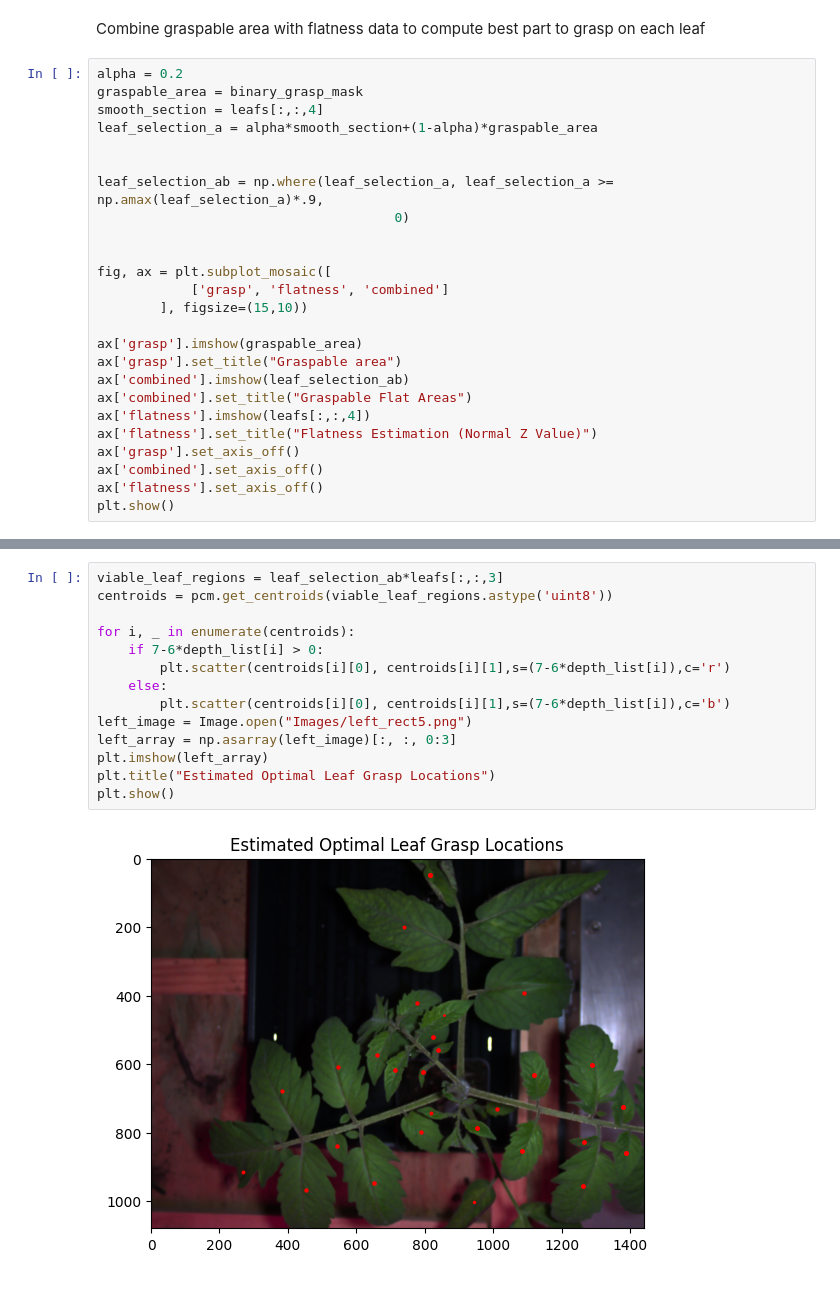
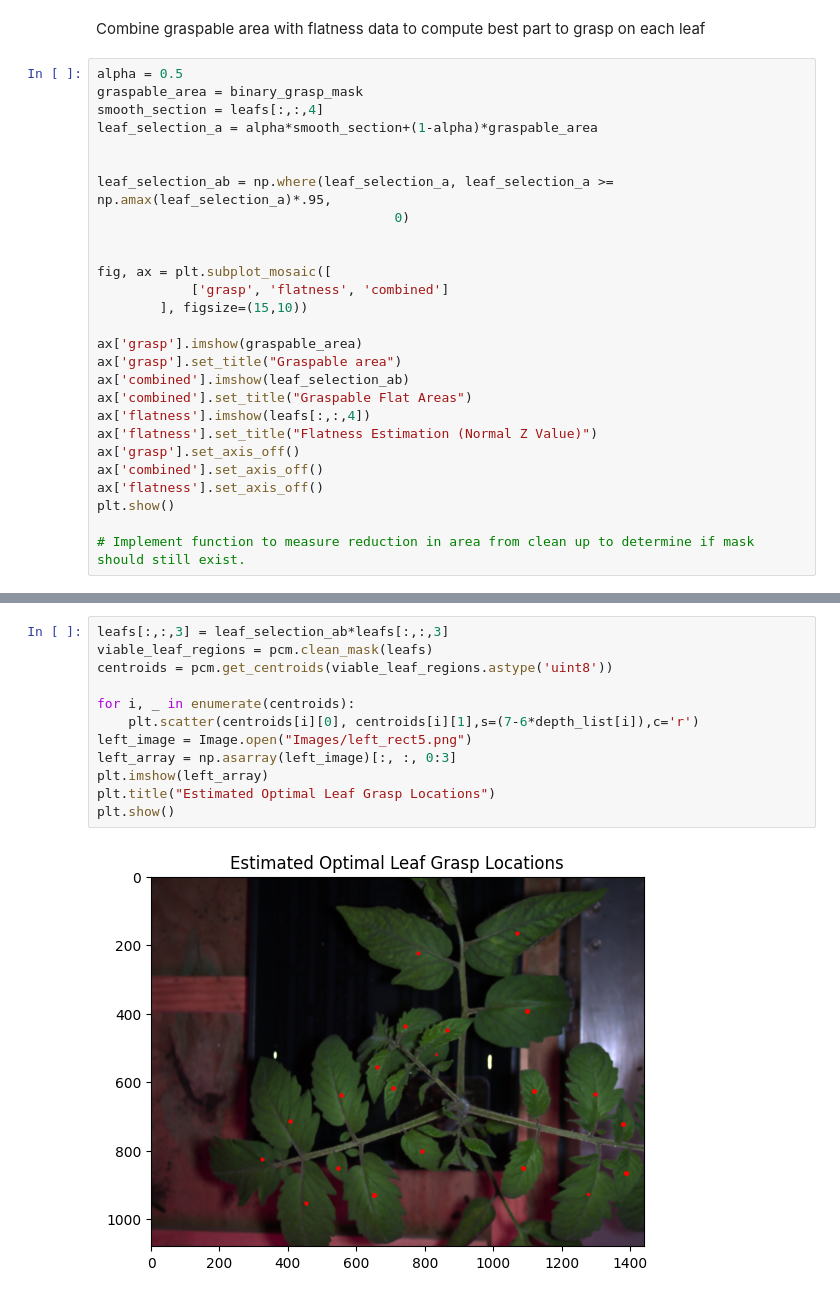
Before and after one commit to dfriishecht/leaf-grasping-point, a Jupyter notebook: PCDandDepth/find_optimal_leaf.ipynb, the cells around one changed output, grey strips where cells are left out. Cells and saved outputs as stored; diff of their text form.

```diff
--- a/PCDandDepth/find_optimal_leaf.ipynb
+++ b/PCDandDepth/find_optimal_leaf.ipynb
@@ -107,13 +91,13 @@ plt.show()
 # %% [markdown]
 Combine graspable area with flatness data to compute best part to grasp on each leaf
 # %%
-alpha = 0.2
+alpha = 0.5
 graspable_area = binary_grasp_mask
 smooth_section = leafs[:,:,4]
 leaf_selection_a = alpha*smooth_section+(1-alpha)*graspable_area
 
 
-leaf_selection_ab = np.where(leaf_selection_a, leaf_selection_a >= np.amax(leaf_selection_a)*.9,
+leaf_selection_ab = np.where(leaf_selection_a, leaf_selection_a >= np.amax(leaf_selection_a)*.95,
                                       0)
 
 
@@ -131,4 +115,6 @@ ax['grasp'].set_axis_off()
 ax['combined'].set_axis_off()
 ax['flatness'].set_axis_off()
 plt.show()
+
+# Implement function to measure reduction in area from clean up to determine if mask should still exist.
 # %% [output]
@@ -158,19 +134,17 @@ print(depth_list)
 # %%
-viable_leaf_regions = leaf_selection_ab*leafs[:,:,3]
+leafs[:,:,3] = leaf_selection_ab*leafs[:,:,3]
+viable_leaf_regions = pcm.clean_mask(leafs)
 centroids = pcm.get_centroids(viable_leaf_regions.astype('uint8'))
 
 for i, _ in enumerate(centroids):
-    if 7-6*depth_list[i] > 0:
-        plt.scatter(centroids[i][0], centroids[i][1],s=(7-6*depth_list[i]),c='r')
-    else:
-        plt.scatter(centroids[i][0], centroids[i][1],s=(7-6*depth_list[i]),c='b')
+    plt.scatter(centroids[i][0], centroids[i][1],s=(7-6*depth_list[i]),c='r')
 left_image = Image.open("Images/left_rect5.png")
 left_array = np.asarray(left_image)[:, :, 0:3]
 plt.imshow(left_array)
 plt.title("Estimated Optimal Leaf Grasp Locations")
 plt.show()
 # %% [output]
-[figure, old version]
+[figure, new version]
 # %%
 mask_1 = paretoset(centroids, sense=["max", "min"], distinct=True)
 mask_2 = paretoset(centroids, sense=["min", "max"], distinct=True)
```
Also changed, not shown: parts of 5 cells of this notebook, 1 other file.
